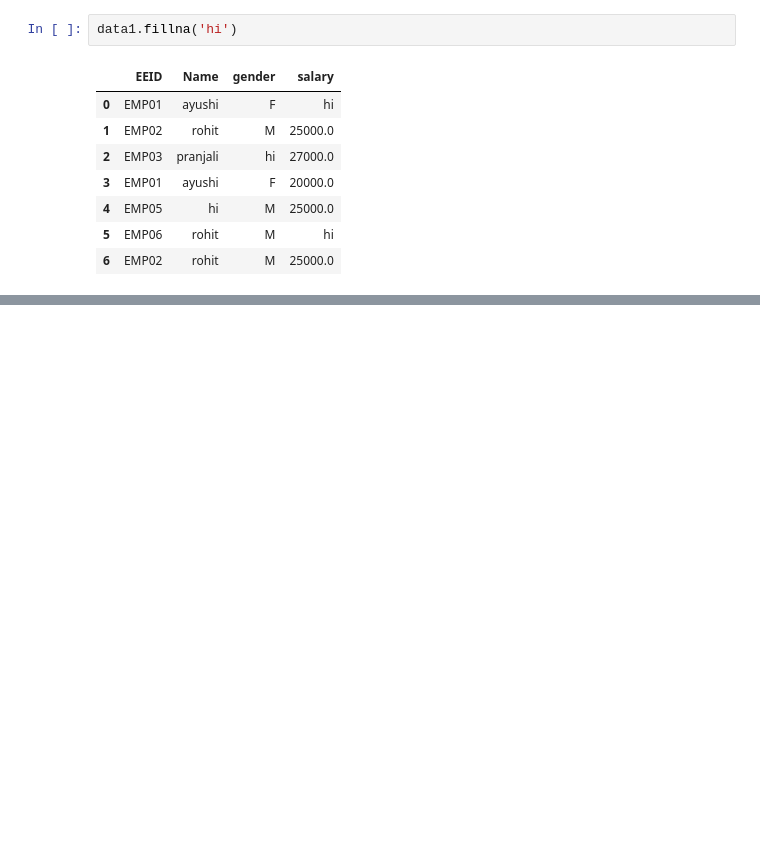
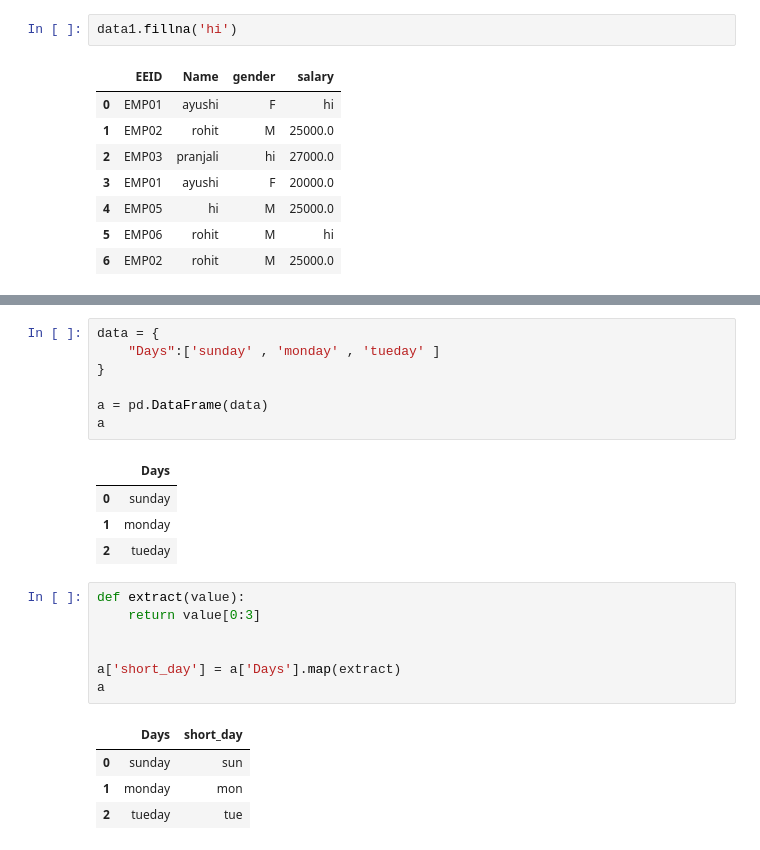
Before and after one commit to azaz9026/Pandas, a Jupyter notebook: python_pasdas.ipynb, the cells around one changed output, grey strips where cells are left out. Saved outputs shown, nothing was run; the diff lists cells and outputs as text; blank space fills up the shorter version.

```diff
--- a/python_pasdas.ipynb
+++ b/python_pasdas.ipynb
@@ -374,0 +467,24 @@ data1.fillna('hi')
+# %%
+data = {
+    "Days":['sunday' , 'monday' , 'tueday' ]
+}
+
+a = pd.DataFrame(data)
+a
+# %% [output]
+|  | Days |
+| 0 | sunday |
+| 1 | monday |
+| 2 | tueday |
+# %%
+def extract(value):
+    return value[0:3]
+
+
+a['short_day'] = a['Days'].map(extract)
+a
+# %% [output]
+|  | Days | short_day |
+| 0 | sunday | sun |
+| 1 | monday | mon |
+| 2 | tueday | tue |
```
Also changed, not shown: parts of 11 cells of this notebook.
